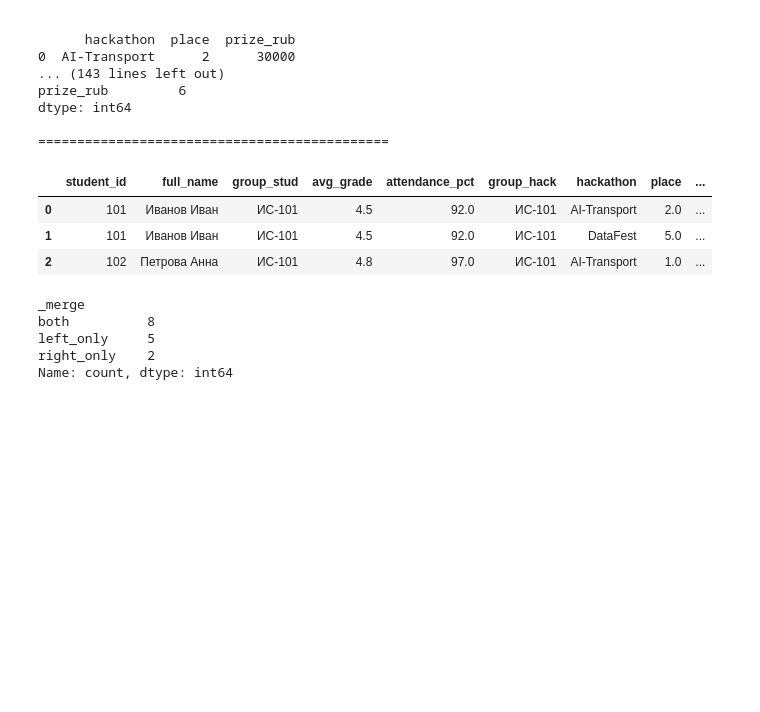
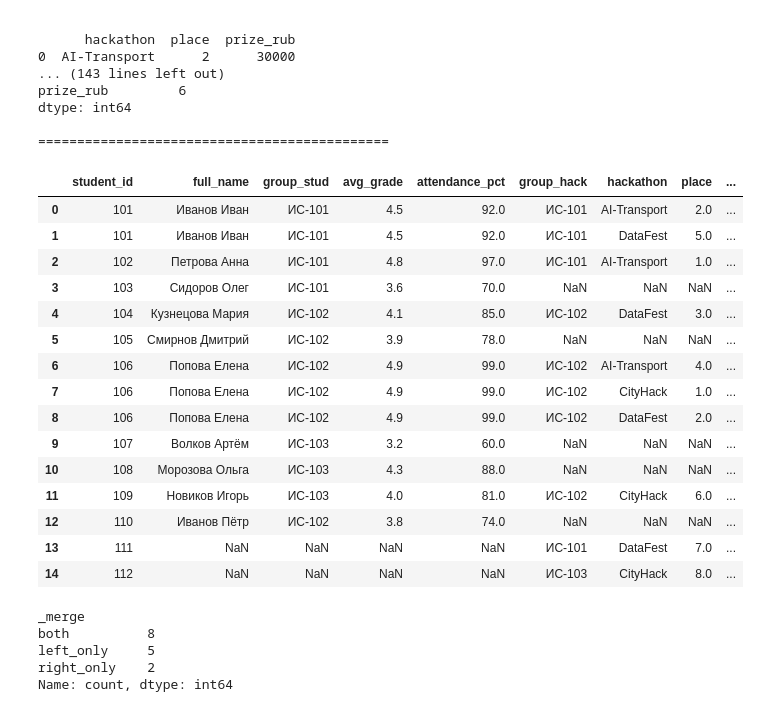
Before and after one commit to K0TOFEY/Data_Engineering, a Jupyter notebook: Seminar 6/lesson_merge.ipynb, the cells around one changed output. Cells and saved outputs as stored; diff of their text form; code cells hidden in the pictures; blank space fills up the shorter version.

```diff
--- a/Seminar 6/lesson_merge.ipynb
+++ b/Seminar 6/lesson_merge.ipynb
@@ -124,15 +131,27 @@ dtype: int64
 # %%
 # %% 3.3 Откуда пришла строка: indicator
 chk = students.merge(hackathons, on="student_id", how="outer",
                      suffixes=("_stud", "_hack"),
                      indicator=True # этот параметр в каком массиве есть запись по ключу
                      )
-chk[:3]
+chk
 # %% [output]
 |  | student_id | full_name | group_stud | avg_grade | attendance_pct | group_hack | hackathon | place | ... |
 | 0 | 101 | Иванов Иван | ИС-101 | 4.5 | 92.0 | ИС-101 | AI-Transport | 2.0 | ... |
 | 1 | 101 | Иванов Иван | ИС-101 | 4.5 | 92.0 | ИС-101 | DataFest | 5.0 | ... |
 | 2 | 102 | Петрова Анна | ИС-101 | 4.8 | 97.0 | ИС-101 | AI-Transport | 1.0 | ... |
+| 3 | 103 | Сидоров Олег | ИС-101 | 3.6 | 70.0 | NaN | NaN | NaN | ... |
+| 4 | 104 | Кузнецова Мария | ИС-102 | 4.1 | 85.0 | ИС-102 | DataFest | 3.0 | ... |
+| 5 | 105 | Смирнов Дмитрий | ИС-102 | 3.9 | 78.0 | NaN | NaN | NaN | ... |
+| 6 | 106 | Попова Елена | ИС-102 | 4.9 | 99.0 | ИС-102 | AI-Transport | 4.0 | ... |
+| 7 | 106 | Попова Елена | ИС-102 | 4.9 | 99.0 | ИС-102 | CityHack | 1.0 | ... |
+| 8 | 106 | Попова Елена | ИС-102 | 4.9 | 99.0 | ИС-102 | DataFest | 2.0 | ... |
+| 9 | 107 | Волков Артём | ИС-103 | 3.2 | 60.0 | NaN | NaN | NaN | ... |
+| 10 | 108 | Морозова Ольга | ИС-103 | 4.3 | 88.0 | NaN | NaN | NaN | ... |
+| 11 | 109 | Новиков Игорь | ИС-103 | 4.0 | 81.0 | ИС-102 | CityHack | 6.0 | ... |
+| 12 | 110 | Иванов Пётр | ИС-102 | 3.8 | 74.0 | NaN | NaN | NaN | ... |
+| 13 | 111 | NaN | NaN | NaN | NaN | ИС-101 | DataFest | 7.0 | ... |
+| 14 | 112 | NaN | NaN | NaN | NaN | ИС-103 | CityHack | 8.0 | ... |
 # %%
 chk['_merge'].value_counts()
 # %% [output]
```
Also changed, not shown: parts of 11 cells of this notebook.
